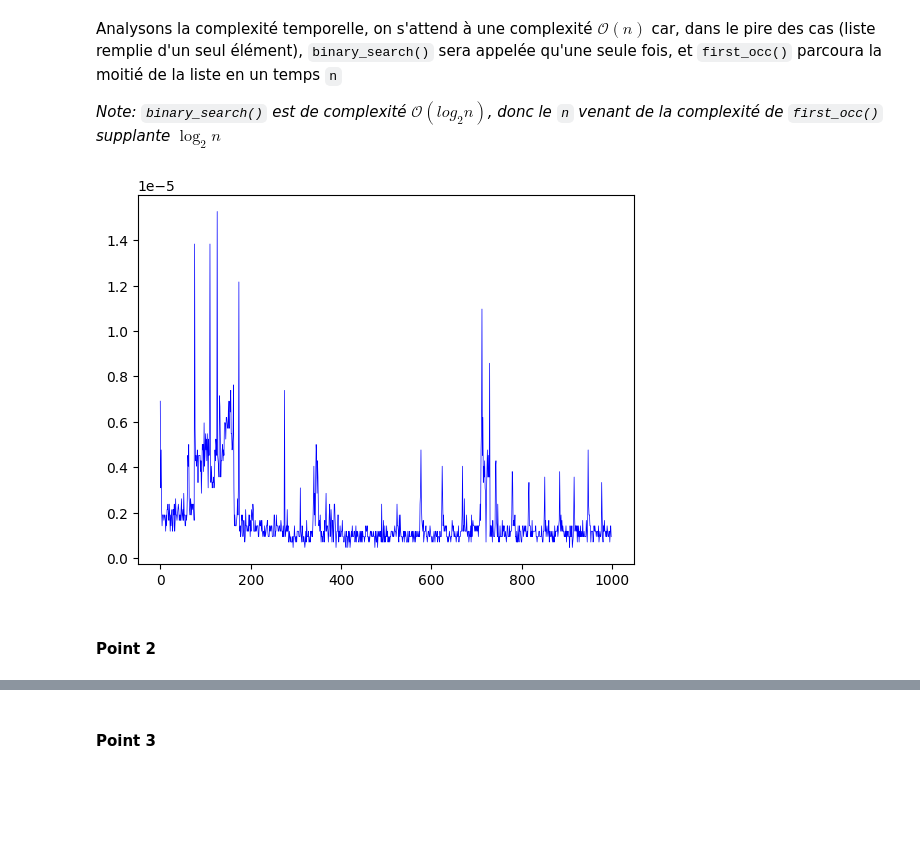
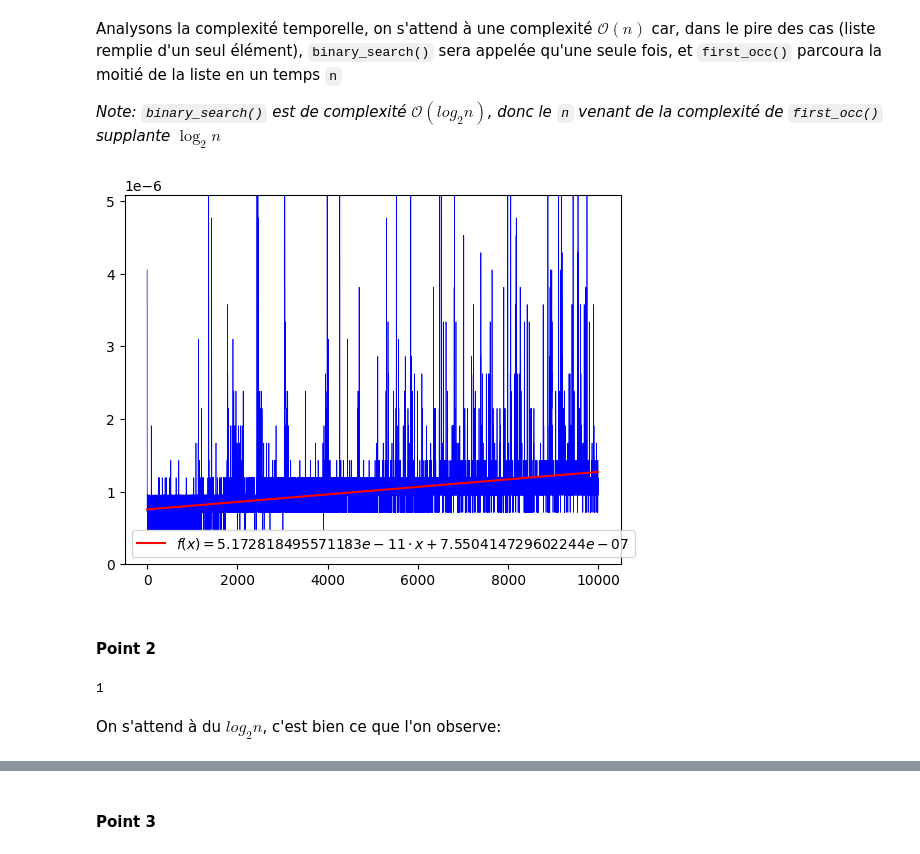
Before and after one commit to mightykatun/epfl-icc-man, a Jupyter notebook: Series/Serie_9/Serie_9.ipynb, the cells around one changed output, grey strips where cells are left out. Drawn from its saved outputs; the diff is of its cells as text; code cells hidden in the pictures; blank space fills up the shorter version.

```diff
--- a/Series/Serie_9/Serie_9.ipynb
+++ b/Series/Serie_9/Serie_9.ipynb
@@ -85,22 +85,40 @@ import matplotlib.pyplot as plt
 import random as rd
 import time as tm
 
-n_tests = 1000
-times = []
+n_tests = 10000 # grows very slowly need n > 10000 to see anything,
+times1 = []
 
-for i in range(1, n_tests):
-    temp_list = sorted([rd.randint(0, 10) for _ in range(i)])
-    rand_x = rd.randint(0, 10)
+for i in range(5, n_tests):
+    rand_x = rd.randint(100, 200)
+
+    ### "smart list" crafted to test the algorithm
+    first_part = [rd.randint(0, 100) for _ in range(rd.randint(2, i // 2))]
+    last_part = [rd.randint(200, 300) for _ in range(rd.randint(2, i // 2))]
+    middle_part = [rand_x for j in range(i - len(first_part) - len(last_part))]
+    temp_list = sorted(first_part + middle_part + last_part)
+
+    ### worst case list
+    # temp_list = [rand_x for j in range(i)]
+    # print(temp_list)
+    # print(rand_x)
 
     a = tm.time()
     first_occ(temp_list, rand_x)
     b = tm.time()
 
-    times.append(b - a)
-
-plt.plot(times, color='blue', linewidth=0.5)
-plt.show()
+    times1.append(b - a)
-# %% [output]
-[figure, removed]
+# %%
+from scipy import stats
+
+m, h, r_value, p_value, std_err = stats.linregress(range(5, n_tests), times1)
+droite = [m * i + h for i in range(5, n_tests)]
+
+plt.plot(times1, color='blue', linewidth=0.5)
+plt.plot(droite, color='red', label=rf'$f(x)={m}\cdot x+{h}$')
+plt.ylim((0, droite[-1] * 4))
+plt.legend()
+plt.show()
+# %% [output]
+[figure, added]
 # %% [markdown]
 #### Point 2
@@ -108,0 +144,6 @@ plt.show()
+# %%
+print(search_first([10, 20, 20, 20, 20, 30, 30], 20))
+# %% [output]
+1
+# %% [markdown]
+On s'attend à du $log_{2}{n}$, c'est bien ce que l'on observe:
```
Also changed, not shown: parts of 8 cells of this notebook.
